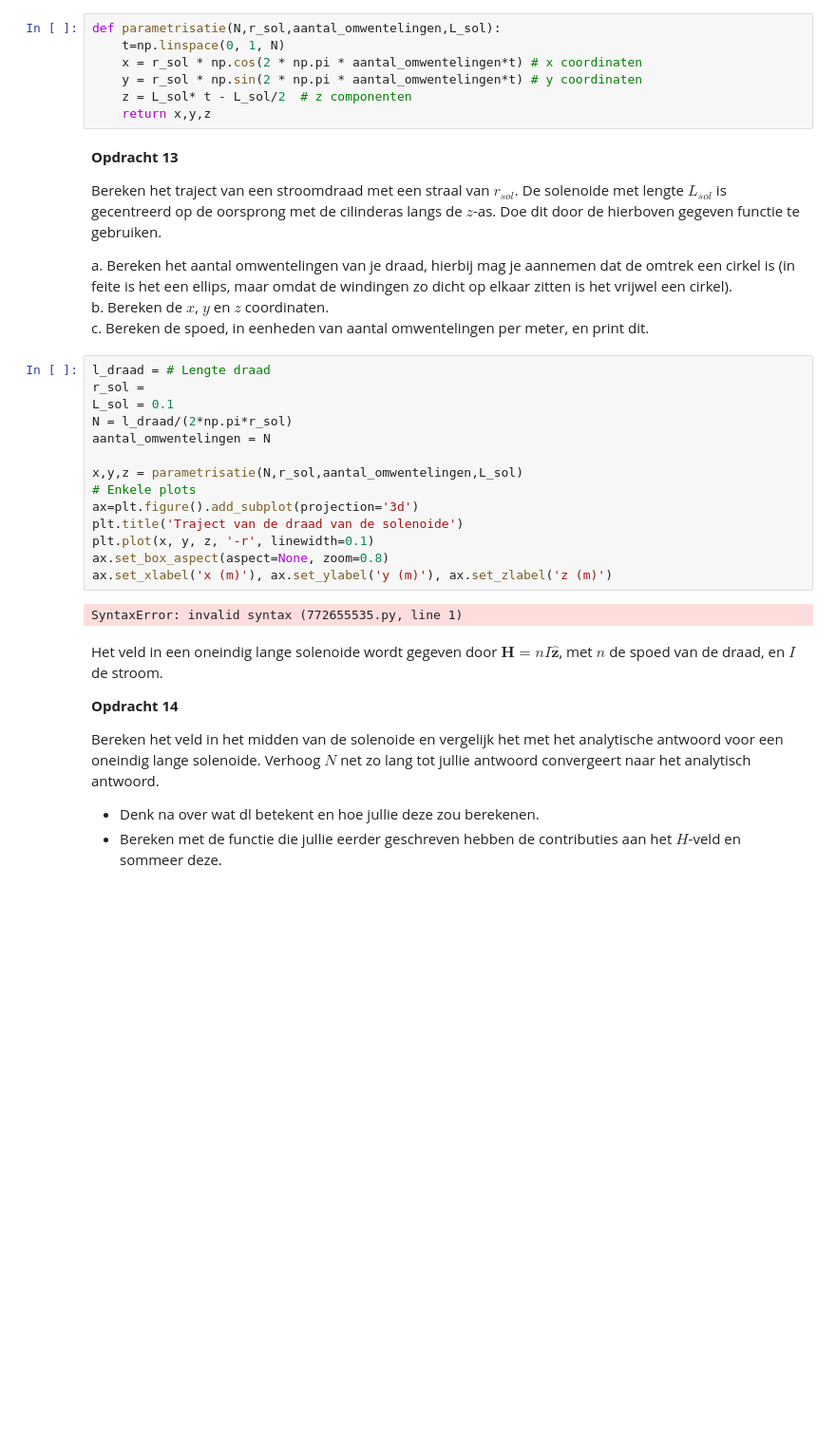
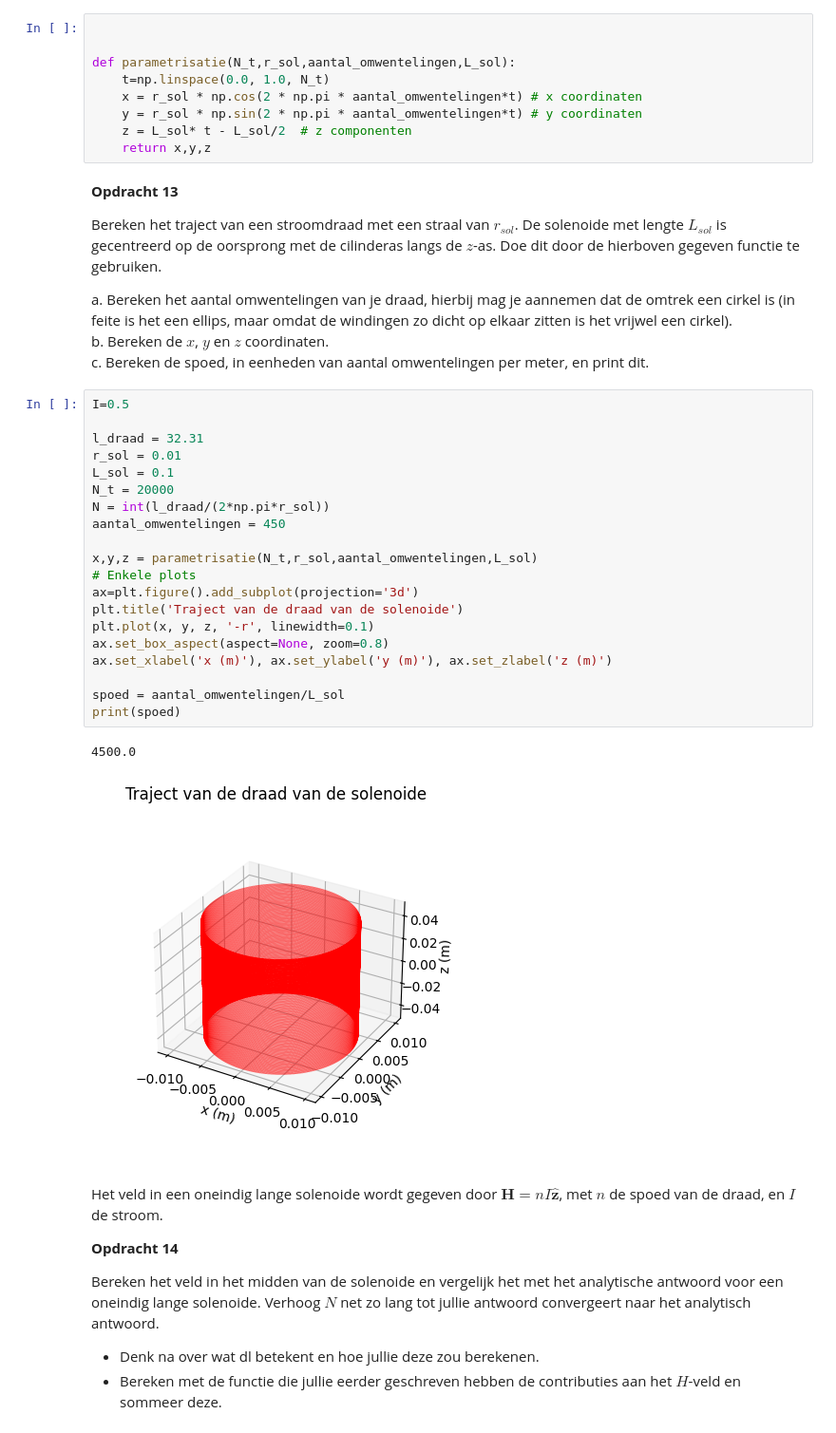
Before and after one commit to Alek-Janssen/opdrachten-DEF-D, a Jupyter notebook: 2KrachtactuatorOpdracht/KrachtactuatorOpdracht.ipynb, the cells around one changed output. Shown at 95% size. Saved outputs shown, nothing was run; the diff lists cells and outputs as text; blank space fills up the shorter version.

```diff
--- a/2KrachtactuatorOpdracht/KrachtactuatorOpdracht.ipynb
+++ b/2KrachtactuatorOpdracht/KrachtactuatorOpdracht.ipynb
@@ -328,8 +384,10 @@ The analytical answer is 9.549296585513721 A/m in the y-direction
 
 We gaan nu het magneetveld van onze solenoide uitrekenen. Deze solenoide is een draad die om een cylinder gewikkeld is. Hieronder is een functie gegeven die de draad van een solenoide parametriseert. Deze parametrisatie gaan jullie gebruiken in combinatie met Biot-Savart om het H veld rond de solenoide te berekenen.
 # %%
-def parametrisatie(N,r_sol,aantal_omwentelingen,L_sol):
-    t=np.linspace(0, 1, N)
+
+
+def parametrisatie(N_t,r_sol,aantal_omwentelingen,L_sol):
+    t=np.linspace(0.0, 1.0, N_t)
     x = r_sol * np.cos(2 * np.pi * aantal_omwentelingen*t) # x coordinaten
     y = r_sol * np.sin(2 * np.pi * aantal_omwentelingen*t) # y coordinaten
     z = L_sol* t - L_sol/2  # z componenten
@@ -343,21 +401,28 @@ a. Bereken het aantal omwentelingen van je draad, hierbij mag je aannemen dat de
 b. Bereken de $x$, $y$ en $z$ coordinaten.\
 c. Bereken de spoed, in eenheden van aantal omwentelingen per meter, en print dit.
 # %%
-l_draad = # Lengte draad
-r_sol =
+I=0.5
+
+l_draad = 32.31
+r_sol = 0.01
 L_sol = 0.1
-N = l_draad/(2*np.pi*r_sol)
-aantal_omwentelingen = N
+N_t = 20000
+N = int(l_draad/(2*np.pi*r_sol))
+aantal_omwentelingen = 450
 
-x,y,z = parametrisatie(N,r_sol,aantal_omwentelingen,L_sol)
+x,y,z = parametrisatie(N_t,r_sol,aantal_omwentelingen,L_sol)
 # Enkele plots
 ax=plt.figure().add_subplot(projection='3d')
 plt.title('Traject van de draad van de solenoide')
 plt.plot(x, y, z, '-r', linewidth=0.1)
 ax.set_box_aspect(aspect=None, zoom=0.8)
 ax.set_xlabel('x (m)'), ax.set_ylabel('y (m)'), ax.set_zlabel('z (m)')
+
+spoed = aantal_omwentelingen/L_sol
+print(spoed)
 # %% [output]
-SyntaxError: invalid syntax (772655535.py, line 1)
+4500.0
+[figure, added]
 # %% [markdown]
 Het veld in een oneindig lange solenoide wordt gegeven door $\mathbf{H} = n I \hat{\mathbf{z}}$, met $n$ de spoed van de draad, en $I$ de stroom.
 
```
Also changed, not shown: parts of 17 cells of this notebook, 6 other files.
